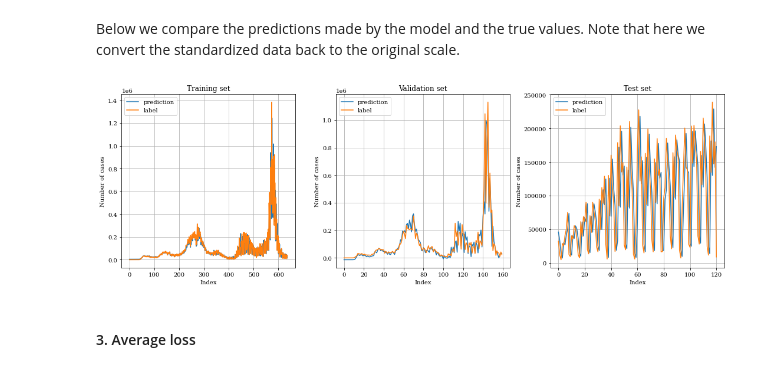
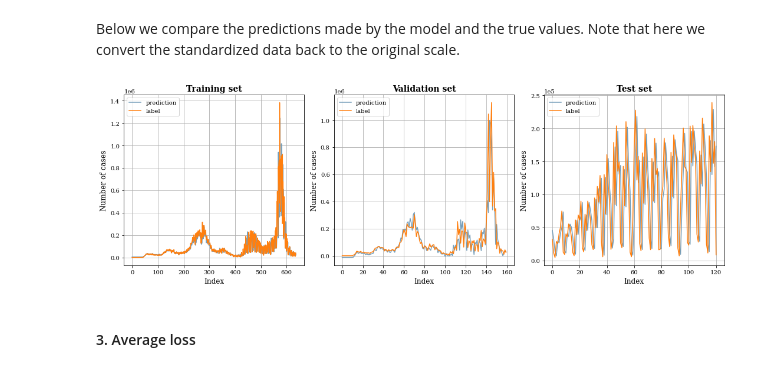
Before and after one commit to wehs7661/deep_learning_projects, a Jupyter notebook: covid_regression/LR2DNN/covid_regression.ipynb, the cells around one changed output. Cells and saved outputs as stored; diff of their text form; code cells hidden in the pictures.

```diff
--- a/covid_regression/LR2DNN/covid_regression.ipynb
+++ b/covid_regression/LR2DNN/covid_regression.ipynb
@@ -69,6 +75,12 @@ df = pd.read_csv('covid_data.csv'); df
 921 rows × 4 columns
 # %% [markdown]
 Then, we can also visualize the time series using `matplotlib`. To get Figure 1 in the article linked above, one could just change the color to white in the first line of the second cell below, and uncomment the last line.
+# %%
+def change_color(ax):
+    # For better presentation in the webpage
+    ax.tick_params(color=color, labelcolor=color)
+    for spine in ax.spines.values():
+        spine.set_edgecolor(color)
 # %%
 color = 'black'
 fig = plt.figure(figsize=(9, 3))
@@ -169,9 +179,9 @@ class COVID19Dataset(Dataset):
 # %% [markdown]
 First of all, we define the linear regression model below.
 # %%
-class LinearRegression(torch.nn.Module):
+class Linear_Regression(torch.nn.Module):
     def __init__(self, inputSize, outputSize):
-        super(LinearRegression, self).__init__()
+        super(Linear_Regression, self).__init__()
         self.linear = torch.nn.Linear(inputSize, outputSize)
         self.criterion = torch.nn.L1Loss()  # mean absolute error
 
@@ -260,7 +270,7 @@ tr_set = prep_dataloader(df, 1, 'train', config['batch_size'])
 dv_set = prep_dataloader(df, 1, 'dev', config['batch_size'])
 tt_set = prep_dataloader(df, 1, 'test', config['batch_size'])
 # %%
-model = LinearRegression(1, 1)
+model = Linear_Regression(1, 1)
 loss_list = train(tr_set, dv_set, model, config)
 # %% [output]
 Finished training after 1467 epochs
@@ -304,23 +314,30 @@ label_tt = label_tt_z * tt_set.dataset.y_std + tt_set.dataset.y_mean
 # %%
 preds = [pred_tr, pred_dev, pred_tt]
 labels = [label_tr, label_dev, label_tt]
 titles = ['Training set', 'Validation set', 'Test set']
 
-plt.figure(figsize=(15, 5))
+color = 'black'
+
+fig = plt.figure(figsize=(15, 5))
 for i in range(len(preds)):
-    plt.subplot(1, 3, i + 1)
-    plt.plot(preds[i].detach().numpy(), label='prediction')
-    plt.plot(labels[i].detach().numpy(), label='label')
+    ax = fig.add_subplot(1, 3, i+1)
+    plt.plot(preds[i].detach().numpy(), label='prediction', color='#779fba')
+    plt.plot(labels[i].detach().numpy(), label='label', color='#ff7f0e')
+    plt.ticklabel_format(style="sci", axis="y", scilimits=(0, 0))
 
-    plt.xlabel('Index')
-    plt.ylabel('Number of cases')
-    plt.title(titles[i])
+    plt.xlabel('Index', color=color, fontsize=12)
+    plt.ylabel('Number of cases', color=color, fontsize=12)
+    plt.title(titles[i], color=color, fontweight='bold', fontsize=14)
     plt.legend()
     plt.grid()
 
+    change_color(ax)
+
 plt.tight_layout()
+plt.savefig('predictions.png', dpi=600, transparent=True)
+# files.download('predictions.png')
 # %% [output]
-[figure, old version]
+[figure, new version]
 # %% [markdown]
 #### 3. Average loss
 # %% [markdown]
```
Also changed, not shown: parts of 40 cells of this notebook.
